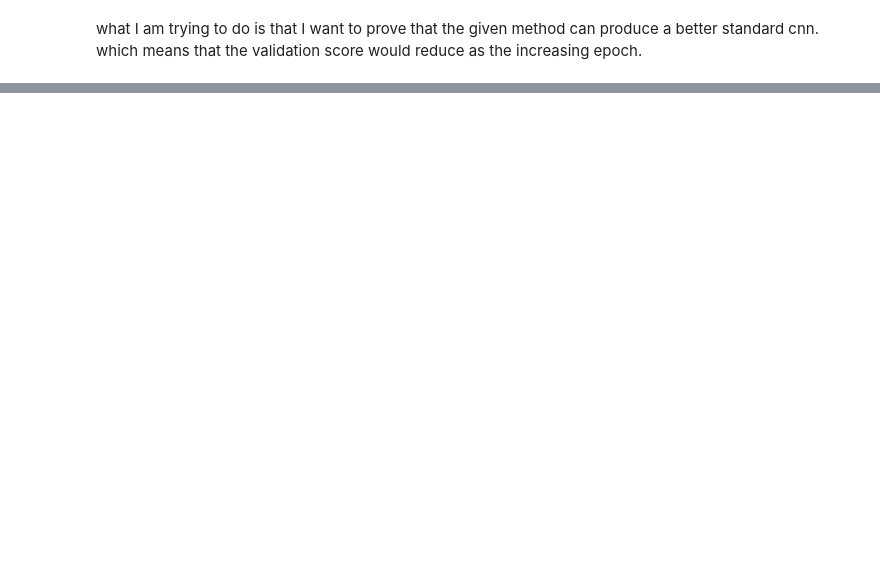
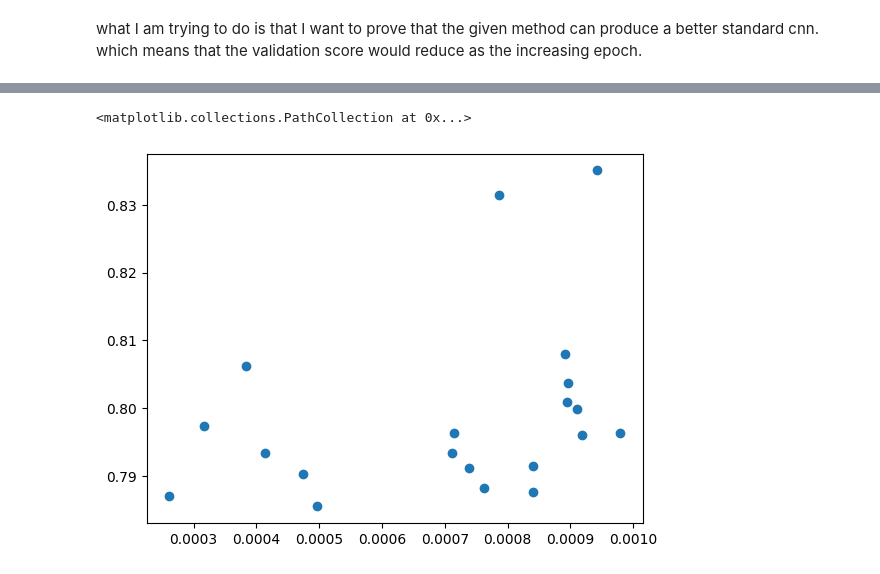
Before and after one commit to zhiyuan-95/db-vae, a Jupyter notebook: comet.ipynb, the cells around one changed output, grey strips where cells are left out. Saved outputs shown, nothing was run; the diff lists cells and outputs as text; code cells hidden in the pictures; blank space fills up the shorter version.

```diff
--- a/comet.ipynb
+++ b/comet.ipynb
@@ -443,0 +604,7 @@ display(combined_summary)
+# %%
+lr = dbvae.summary.loc[dbvae.summary.smoothing_fact=='1.4'].head(20)['learning_rate']
+val = dbvae.summary.loc[dbvae.summary.smoothing_fact=='1.4'].head(20)['val_at_median']
+plt.scatter([float(x) for x in lr], list(val))
+# %% [output]
+<matplotlib.collections.PathCollection at 0x...>
+[figure, added]
```
Also changed, not shown: parts of 20 cells of this notebook.
